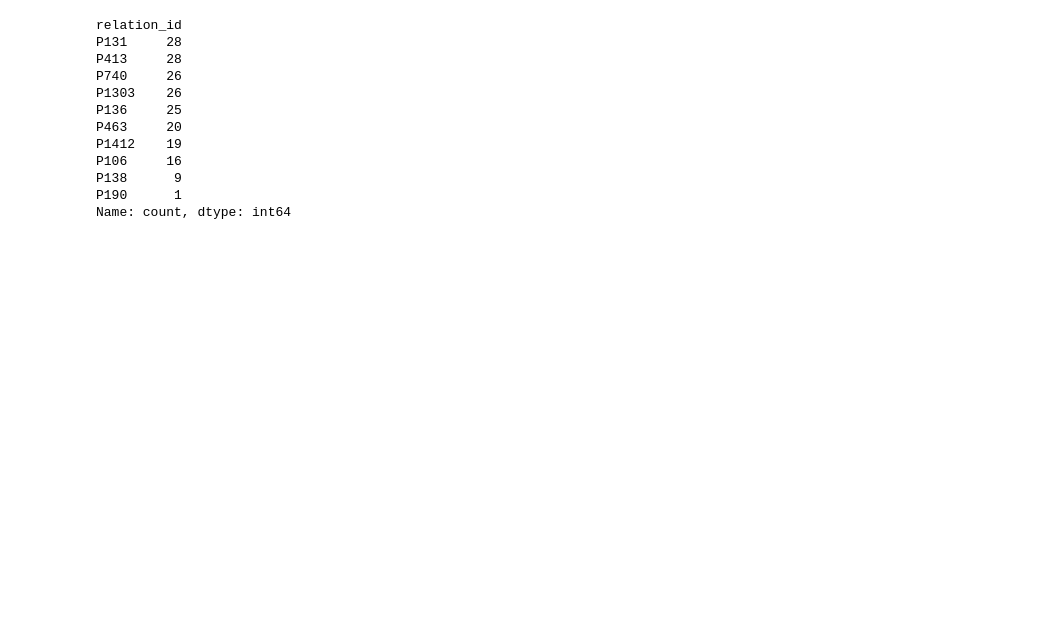
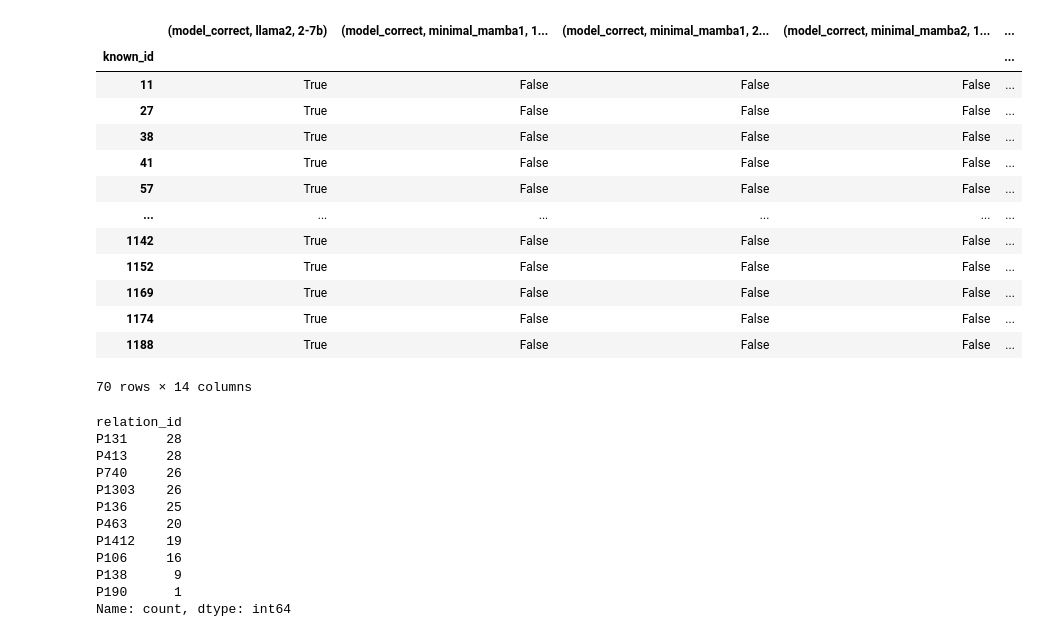
Before and after one commit to idangrosbard/ssm_analysis, a Jupyter notebook: notebooks/test-known_1000_correct.ipynb, the cells around one changed output. Cells and saved outputs as stored; diff of their text form; code cells hidden in the pictures; blank space fills up the shorter version.

```diff
--- a/notebooks/test-known_1000_correct.ipynb
+++ b/notebooks/test-known_1000_correct.ipynb
@@ -131,4 +146,22 @@ agreement_type
 Name: proportion, dtype: object
+# %%
+# examples for agreement_type
+result[result[AGGREEMENT_TYPE_COL] == "10000"]
+# %% [output]
+|  | (model_correct, llama2, 2-7b) | (model_correct, minimal_mamba1, 1... | (model_correct, minimal_mamba1, 2... | (model_correct, minimal_mamba2, 1... | ... |
+| known_id |  |  |  |  | ... |
+| 11 | True | False | False | False | ... |
+| 27 | True | False | False | False | ... |
+| 38 | True | False | False | False | ... |
+| 41 | True | False | False | False | ... |
+| 57 | True | False | False | False | ... |
+| ... | ... | ... | ... | ... | ... |
+| 1142 | True | False | False | False | ... |
+| 1152 | True | False | False | False | ... |
+| 1169 | True | False | False | False | ... |
+| 1174 | True | False | False | False | ... |
+| 1188 | True | False | False | False | ... |
+70 rows × 14 columns
 # %%
 result['relation_id'].value_counts().tail(10)
 # %% [output]
```
Also changed, not shown: parts of 6 cells of this notebook, 7 other files.
